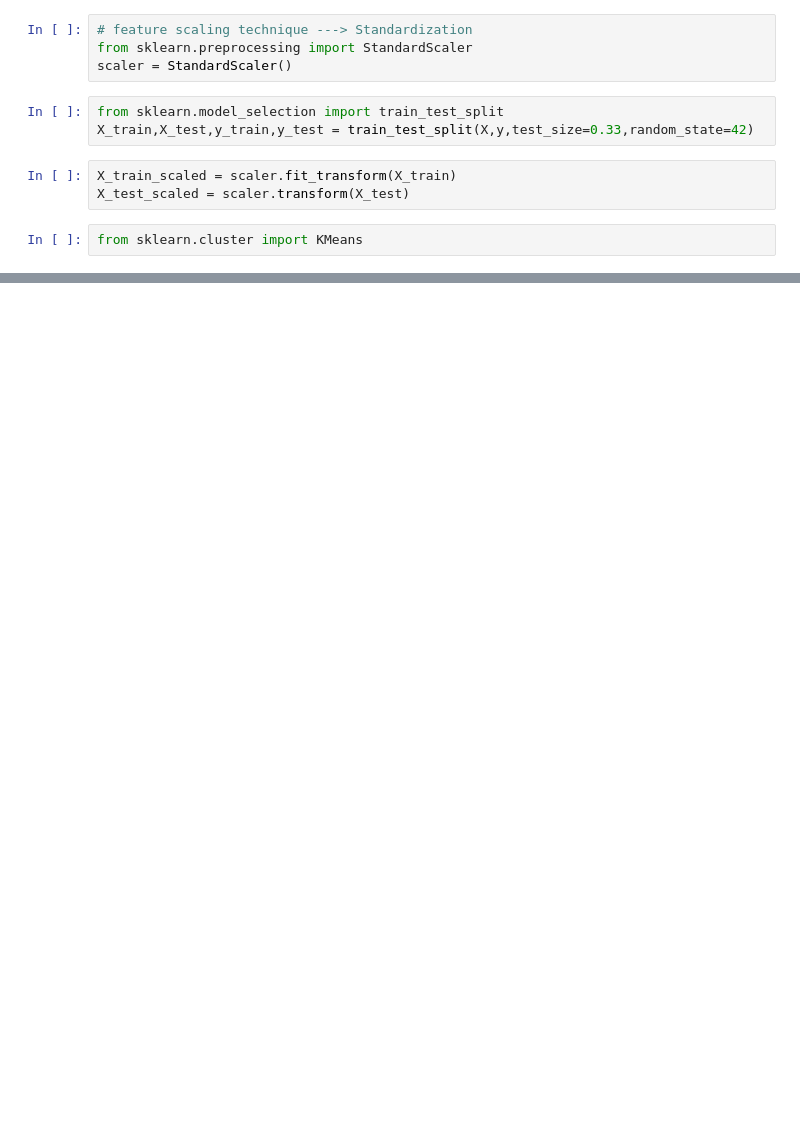
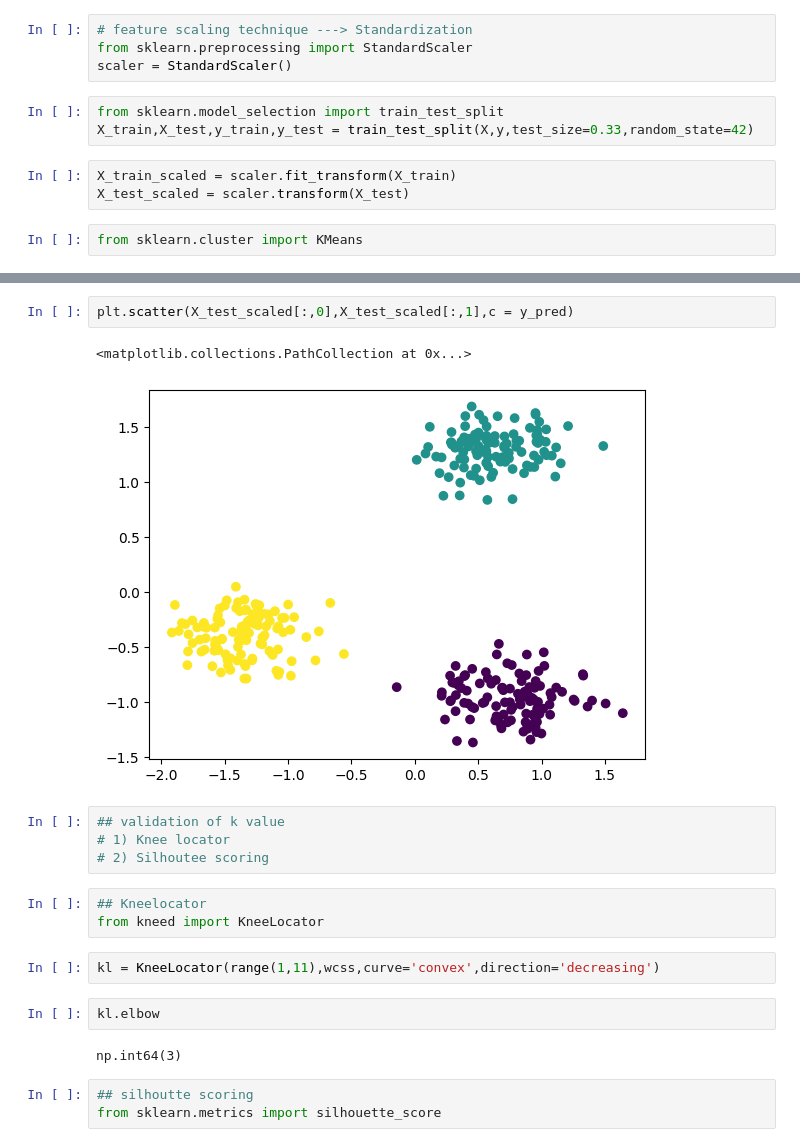
Before and after one commit to JITESH-KUMAR05/myGenAIPrac, a Jupyter notebook: MLBasics/K_Means/kmeansImplementation.ipynb, the cells around one changed output, grey strips where cells are left out. Saved outputs shown, nothing was run; the diff lists cells and outputs as text; blank space fills up the shorter version.

```diff
--- a/MLBasics/K_Means/kmeansImplementation.ipynb
+++ b/MLBasics/K_Means/kmeansImplementation.ipynb
@@ -60,0 +135,21 @@ wcss =[]
+# %%
+plt.scatter(X_test_scaled[:,0],X_test_scaled[:,1],c = y_pred)
+# %% [output]
+<matplotlib.collections.PathCollection at 0x...>
+[figure, added]
+# %%
+## validation of k value
+# 1) Knee locator
+# 2) Silhoutee scoring
+# %%
+## Kneelocator
+from kneed import KneeLocator
+# %%
+kl = KneeLocator(range(1,11),wcss,curve='convex',direction='decreasing')
+# %%
+kl.elbow
+# %% [output]
+np.int64(3)
+# %%
+## silhoutte scoring
+from sklearn.metrics import silhouette_score
```
Also changed, not shown: parts of 14 cells of this notebook, 5 other files.
